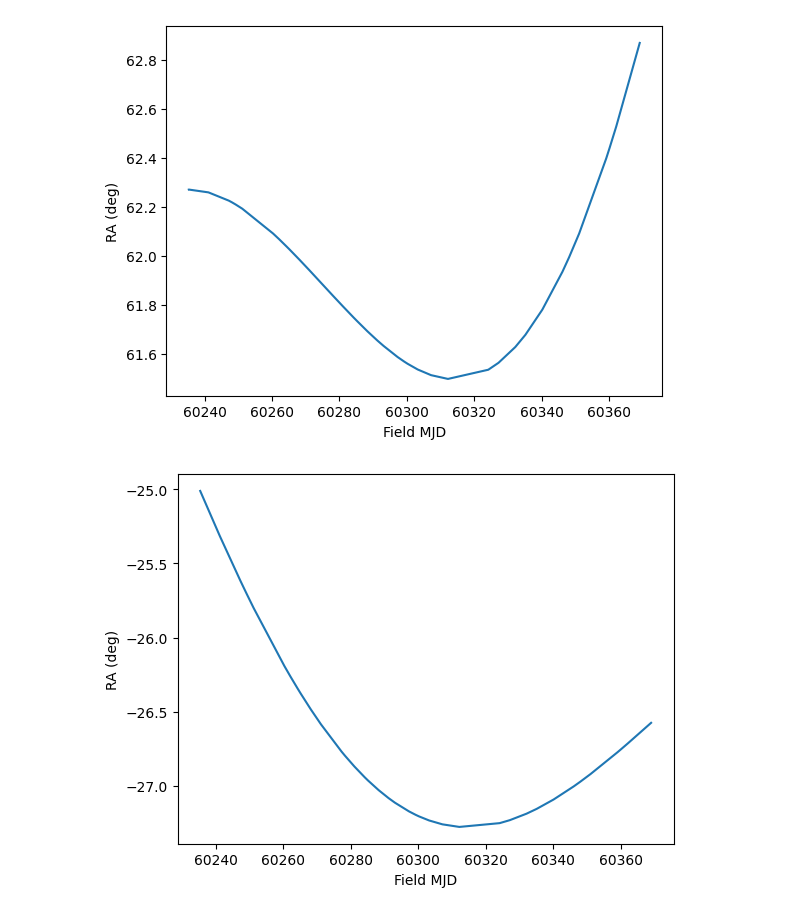
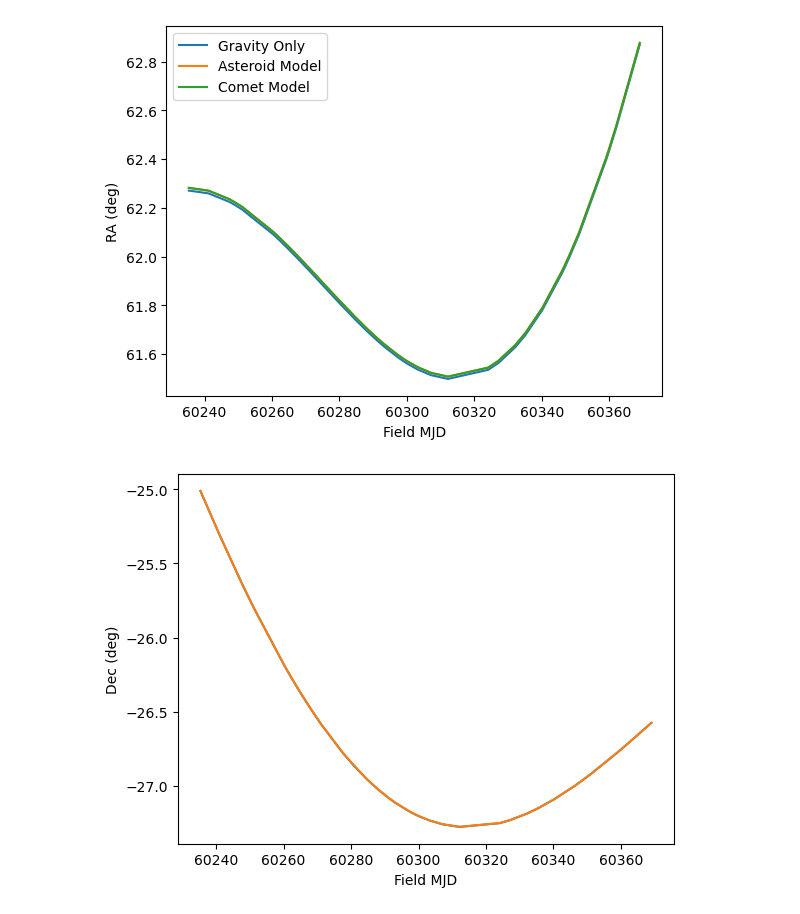
Before and after one commit to ewhite42/lsst_seti, a Jupyter notebook: nongrav/sorcha_ng/sorcha_nongrav.ipynb, the cells around one changed output. Cells and saved outputs as stored; diff of their text form; code cells hidden in the pictures.

```diff
--- a/nongrav/sorcha_ng/sorcha_nongrav.ipynb
+++ b/nongrav/sorcha_ng/sorcha_nongrav.ipynb
@@ -10,22 +12,40 @@ import pandas as pd
 # %%
 ## read in the csv file resulting from running Sorcha on the
 ## C2017 M4 ATLAS data with only gravitational acceleration
 
-df = pd.read_csv('/home/ellie/research/lsst/sorcha_output/c2017m4_atlas.csv')
+df = pd.read_csv('/home/ellie/research/lsst/sorcha_output/c2017m4_atlas_2.csv')
 
-x = df['fieldMJD_TAI']
-y1 = df['RA_deg']
-y2 = df['Dec_deg']
+mask_grav = df["ObjID"] == "C2017_M4_ATLAS"
+df_g = df[mask_grav]
+x = df_g['fieldMJD_TAI']
+y1 = df_g['RA_deg']
+y2 = df_g['Dec_deg']
 
-plt.plot(x,y1)
+mask_nongrav = df["ObjID"] == "C2017_M4_ATLAS_NG"
+df_nongrav = df[mask_nongrav]
+x_ng = df_nongrav['fieldMJD_TAI']
+y1_ng = df_nongrav['RA_deg']
+y2_ng = df_nongrav['Dec_deg']
+
+mask_comet_model = df["ObjID"] == "C2017_M4_ATLAS_NG_a"
+df_cm = df[mask_comet_model]
+x_cm = df_cm['fieldMJD_TAI']
+y1_cm = df_cm['RA_deg']
+y2_cm = df_cm['Dec_deg']
+
+plt.plot(x,y1, label="Gravity Only")
+plt.plot(x_ng, y1_ng, label="Asteroid Model")
+plt.plot(x_cm, y1_cm, label="Comet Model")
 plt.xlabel('Field MJD')
 plt.ylabel('RA (deg)')
+plt.legend()
 plt.show()
 
 plt.plot(x,y2)
+plt.plot(x_ng, y2_ng)
 plt.xlabel('Field MJD')
-plt.ylabel('RA (deg)')
+plt.ylabel('Dec (deg)')
 plt.show()
 # %% [output]
-[figure, old version]
+[figure, new version]
-[figure, old version]
+[figure, new version]
```
Also changed, not shown: parts of 1 cell of this notebook, 4 other files.
